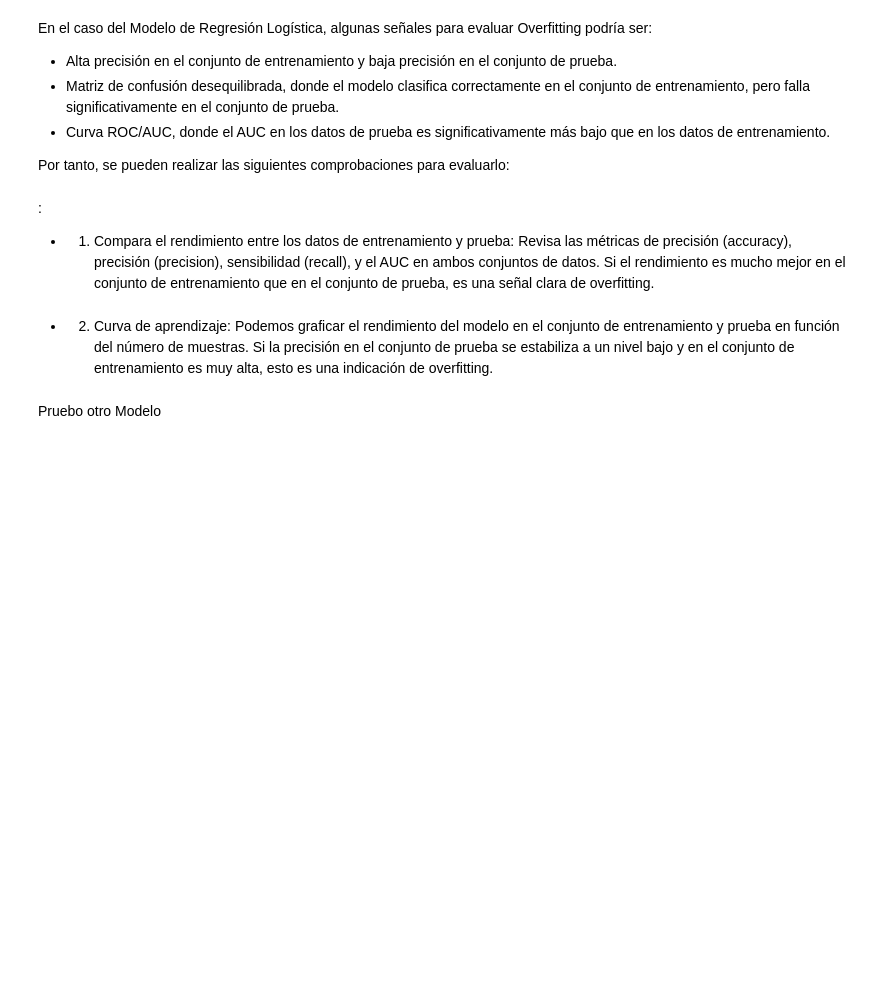
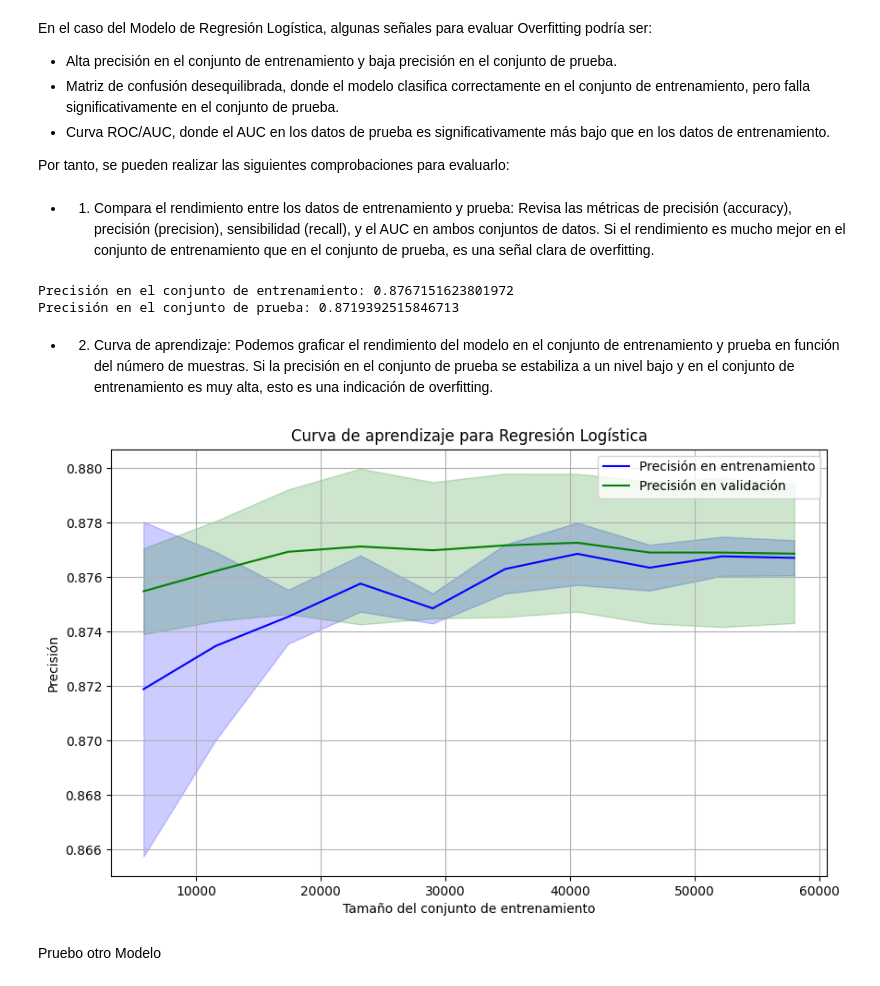
Before and after one commit to AI-School-F5-P3/F5-Aerolineas-G2, a Jupyter notebook: 0_limpiarNote.ipynb, the cells around one changed output. Cells and saved outputs as stored; diff of their text form; code cells hidden in the pictures; blank space fills up the shorter version.

```diff
--- a/0_limpiarNote.ipynb
+++ b/0_limpiarNote.ipynb
@@ -555,16 +535,18 @@ En el caso del Modelo de Regresión Logística, algunas señales para evaluar Ov
 
 Por tanto, se pueden realizar las siguientes comprobaciones para evaluarlo:
 # %% [markdown]
-:
 
 * 1. Compara el rendimiento entre los datos de entrenamiento y prueba: Revisa las métricas de precisión (accuracy), precisión (precision), sensibilidad (recall), y el AUC en ambos conjuntos de datos. Si el rendimiento es mucho mejor en el conjunto de entrenamiento que en el conjunto de prueba, es una señal clara de overfitting.
 # %%
 # Predicción en el conjunto de entrenamiento
-y_train_pred = log_reg.predict(x_train)
+y_train_pred = log_reg.predict(x_train_processed_df)
 train_accuracy = accuracy_score(y_train_le, y_train_pred)
 
 print("Precisión en el conjunto de entrenamiento:", train_accuracy)
 print("Precisión en el conjunto de prueba:", accuracy)
+# %% [output]
+Precisión en el conjunto de entrenamiento: 0.8767151623801972
+Precisión en el conjunto de prueba: 0.8719392515846713
 # %% [markdown]
 * 2. Curva de aprendizaje:
 Podemos graficar el rendimiento del modelo en el conjunto de entrenamiento y prueba en función del número de muestras. Si la precisión en el conjunto de prueba se estabiliza a un nivel bajo y en el conjunto de entrenamiento es muy alta, esto es una indicación de overfitting.
@@ -580,35 +562,37 @@ train_sizes = np.linspace(0.1, 1.0, 10)  # Fracciones del conjunto de datos de e
 # Generar curva de aprendizaje
 train_sizes, train_scores, validation_scores = learning_curve(
     LogisticRegression(),
-    x_train, y_train_le,
+    x_train_processed_df, y_train_le,
     train_sizes=train_sizes,
     cv=5,  # Validación cruzada de 5 folds
     scoring='accuracy',  # Medimos la precisión del modelo
     n_jobs=-1  # Usar todos los núcleos disponibles
 )
 
 # Cálculo de la media y desviación estándar para la precisión de entrenamiento y validación
 train_scores_mean = np.mean(train_scores, axis=1)
 train_scores_std = np.std(train_scores, axis=1)
 validation_scores_mean = np.mean(validation_scores, axis=1)
 validation_scores_std = np.std(validation_scores, axis=1)
 
 # Graficar la curva de aprendizaje
 plt.figure(figsize=(10, 6))
 plt.plot(train_sizes, train_scores_mean, label='Precisión en entrenamiento', color='blue')
 plt.fill_between(train_sizes, train_scores_mean - train_scores_std, train_scores_mean + train_scores_std, color='blue', alpha=0.2)
 plt.plot(train_sizes, validation_scores_mean, label='Precisión en validación', color='green')
 plt.fill_between(train_sizes, validation_scores_mean - validation_scores_std, validation_scores_mean + validation_scores_std, color='green', alpha=0.2)
 
 # Etiquetas y leyenda
 plt.title('Curva de aprendizaje para Regresión Logística')
 plt.xlabel('Tamaño del conjunto de entrenamiento')
 plt.ylabel('Precisión')
 plt.legend(loc='best')
 
 # Mostrar gráfico
 plt.grid()
 plt.show()
+# %% [output]
+[figure, added]
 # %% [markdown]
 Pruebo otro Modelo
 # %% [markdown]
```
Also changed, not shown: parts of 2 cells of this notebook.
